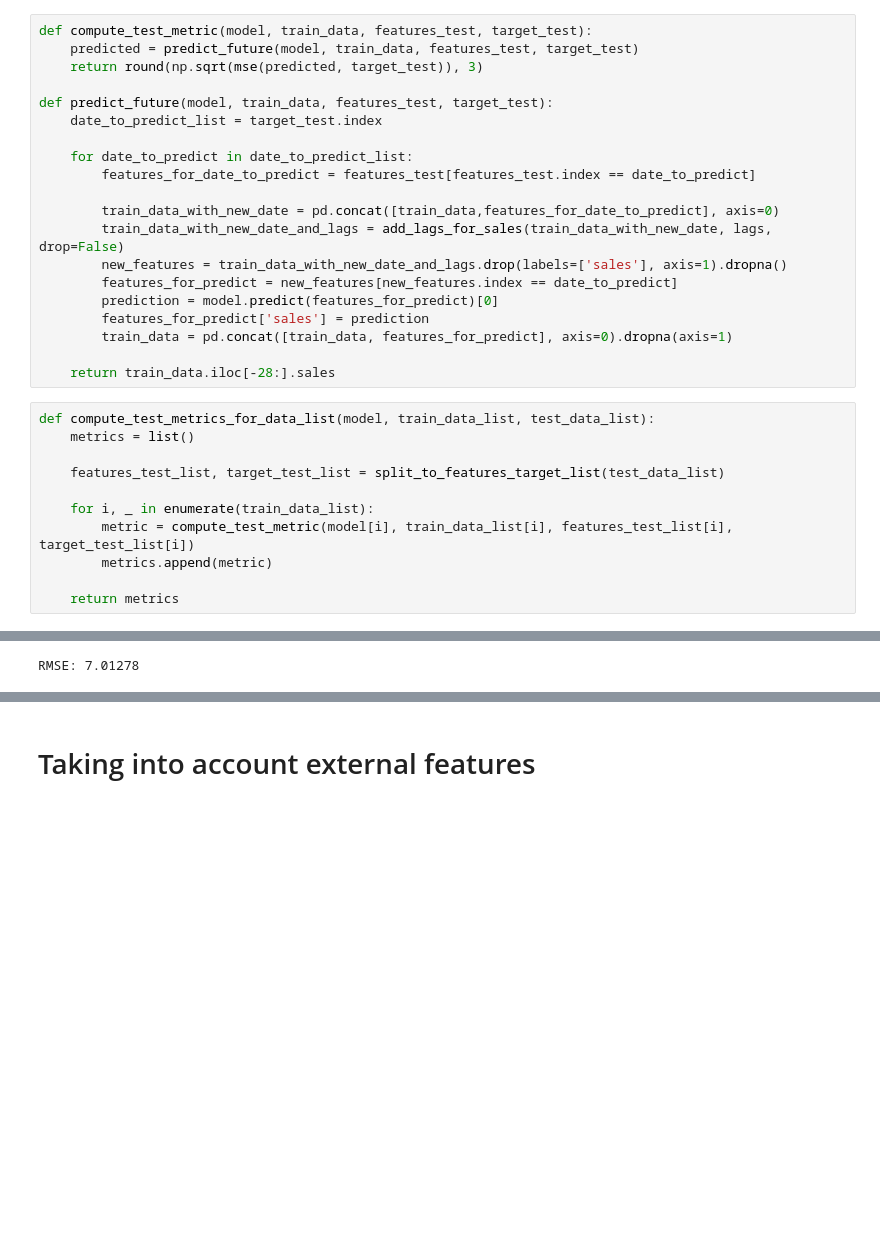
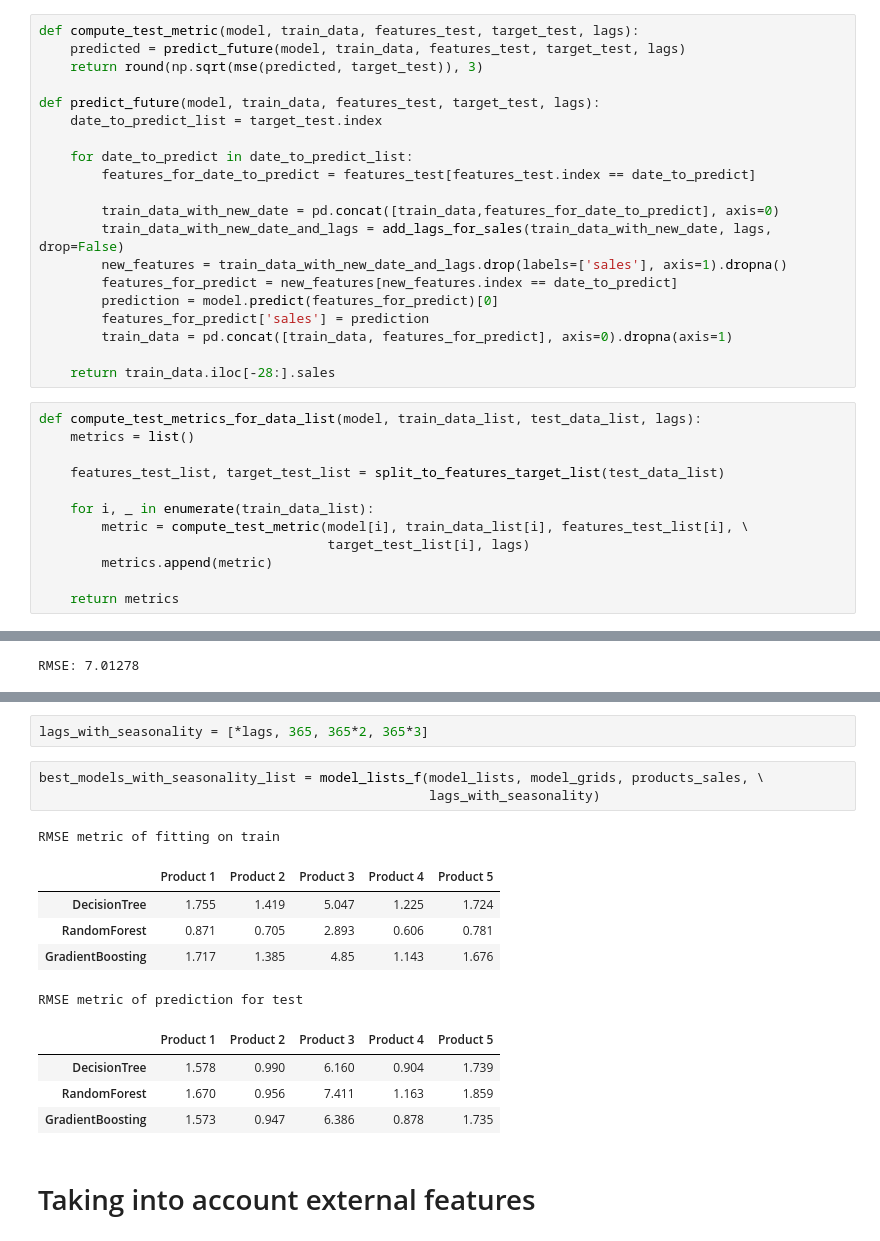
Before and after one commit to MolVlad/Data_Science_Skoltech_Coursework, a Jupyter notebook: Trees_Vlad.ipynb, the cells around one changed output, grey strips where cells are left out. Drawn from its saved outputs; the diff is of its cells as text; blank space fills up the shorter version.

Commit message:
Add seasonality and correlation

```diff
--- a/Trees_Vlad.ipynb
+++ b/Trees_Vlad.ipynb
@@ -240,11 +240,11 @@ def print_metrics(metrics_list, model_lists_name, message):
     print(message)
     display(pd.DataFrame(metrics_list, index, columns))
 # %%
-def compute_test_metric(model, train_data, features_test, target_test):
-    predicted = predict_future(model, train_data, features_test, target_test)
+def compute_test_metric(model, train_data, features_test, target_test, lags):
+    predicted = predict_future(model, train_data, features_test, target_test, lags)
     return round(np.sqrt(mse(predicted, target_test)), 3)
 
-def predict_future(model, train_data, features_test, target_test):
+def predict_future(model, train_data, features_test, target_test, lags):
     date_to_predict_list = target_test.index
 
     for date_to_predict in date_to_predict_list:
@@ -260,13 +260,14 @@ def predict_future(model, train_data, features_test, target_test):
 
     return train_data.iloc[-28:].sales
 # %%
-def compute_test_metrics_for_data_list(model, train_data_list, test_data_list):
+def compute_test_metrics_for_data_list(model, train_data_list, test_data_list, lags):
     metrics = list()
 
     features_test_list, target_test_list = split_to_features_target_list(test_data_list)
 
     for i, _ in enumerate(train_data_list):
-        metric = compute_test_metric(model[i], train_data_list[i], features_test_list[i], target_test_list[i])
+        metric = compute_test_metric(model[i], train_data_list[i], features_test_list[i], \
+                                     target_test_list[i], lags)
         metrics.append(metric)
 
     return metrics
@@ -487,3 +493,19 @@ residues(food_model, 'Food residues', (0,9))
+# %%
+lags_with_seasonality = [*lags, 365, 365*2, 365*3]
+# %%
+best_models_with_seasonality_list = model_lists_f(model_lists, model_grids, products_sales, \
+                                                  lags_with_seasonality)
+# %% [output]
+RMSE metric of fitting on train
+|  | Product 1 | Product 2 | Product 3 | Product 4 | Product 5 |
+| DecisionTree | 1.755 | 1.419 | 5.047 | 1.225 | 1.724 |
+| RandomForest | 0.871 | 0.705 | 2.893 | 0.606 | 0.781 |
+| GradientBoosting | 1.717 | 1.385 | 4.85 | 1.143 | 1.676 |
+RMSE metric of prediction for test
+|  | Product 1 | Product 2 | Product 3 | Product 4 | Product 5 |
+| DecisionTree | 1.578 | 0.990 | 6.160 | 0.904 | 1.739 |
+| RandomForest | 1.670 | 0.956 | 7.411 | 1.163 | 1.859 |
+| GradientBoosting | 1.573 | 0.947 | 6.386 | 0.878 | 1.735 |
 # %% [markdown]
 # Taking into account external features
 # %%
```
Also changed, not shown: parts of 18 cells of this notebook, 1 other file.
